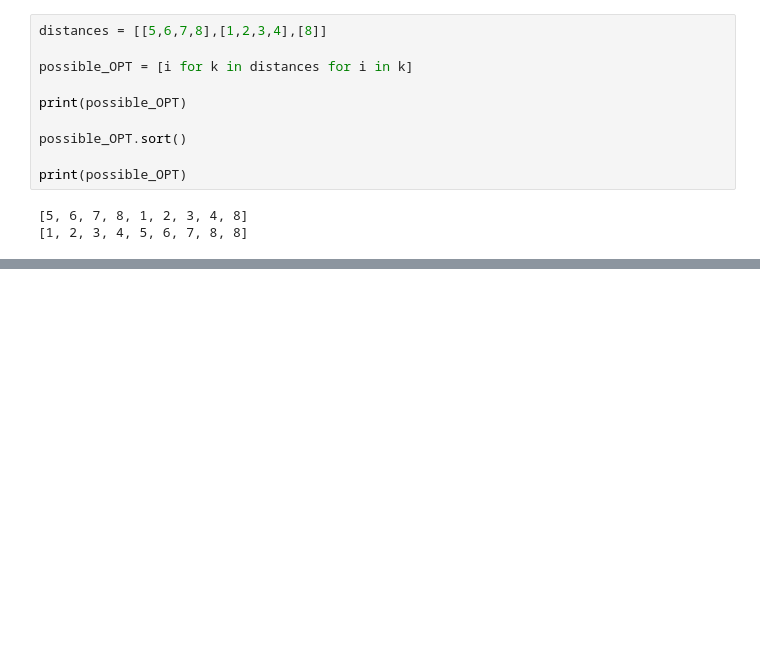
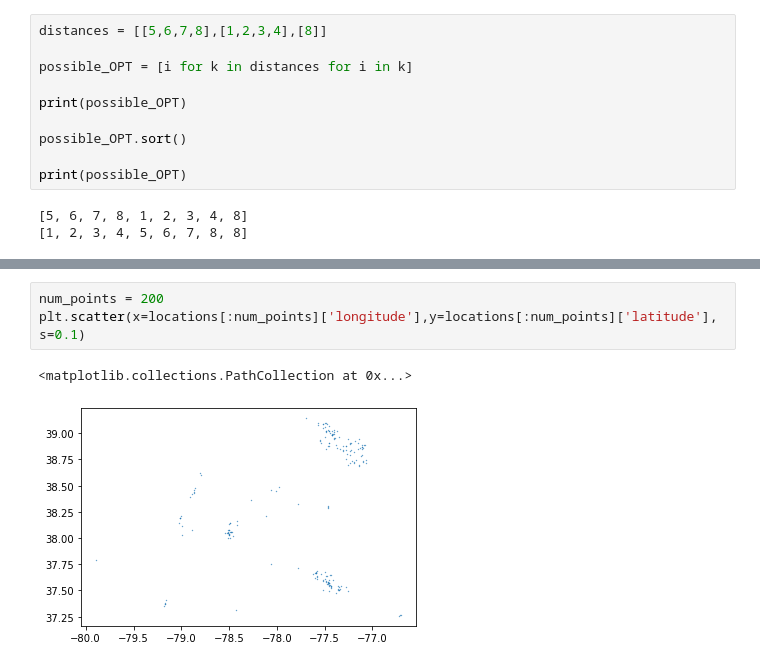
Before and after one commit to Ann924/Mobile-Facility, a Jupyter notebook: Untitled.ipynb, the cells around one changed output, grey strips where cells are left out. Drawn from its saved outputs; the diff is of its cells as text; blank space fills up the shorter version.

```diff
--- a/Untitled.ipynb
+++ b/Untitled.ipynb
@@ -118,0 +186,6 @@ print(possible_OPT)
+# %%
+num_points = 200
+plt.scatter(x=locations[:num_points]['longitude'],y=locations[:num_points]['latitude'], s=0.1)
+# %% [output]
+<matplotlib.collections.PathCollection at 0x...>
+[figure, added]
```
Also changed, not shown: parts of 12 cells of this notebook.
